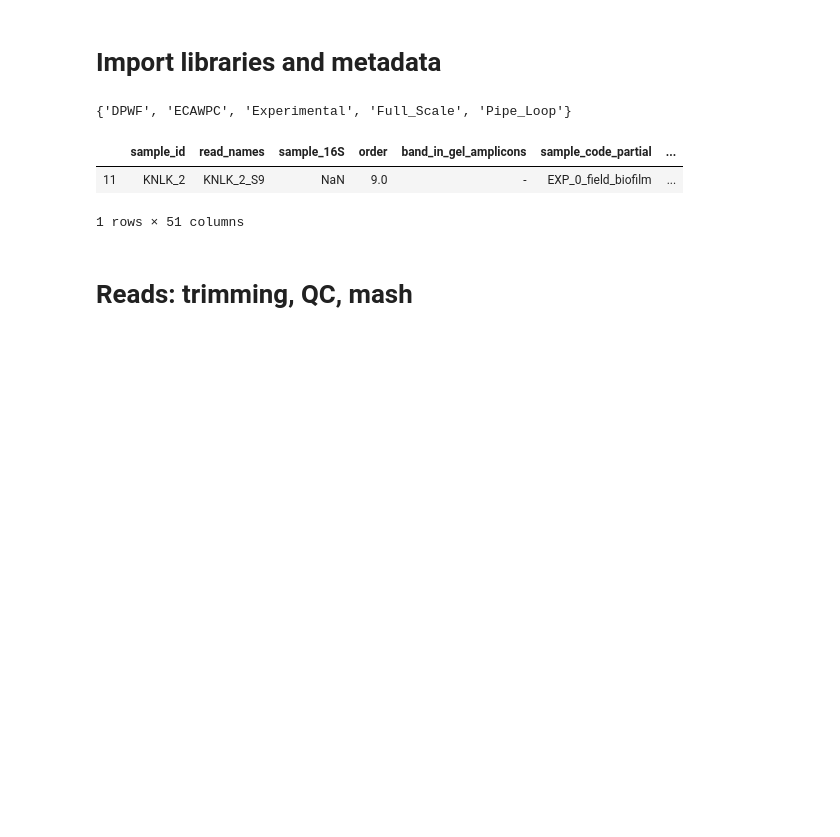
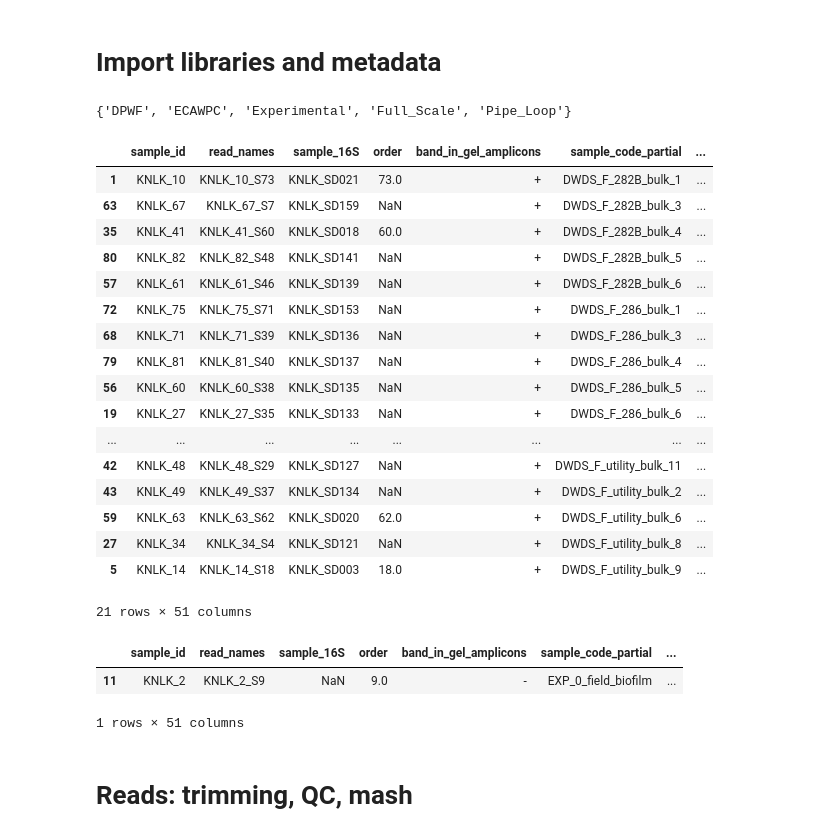
Before and after one commit to rosekantor/awtp2, a Jupyter notebook: reads_to_assemblies.ipynb, the cells around one changed output. Saved outputs shown, nothing was run; the diff lists cells and outputs as text; code cells hidden in the pictures; blank space fills up the shorter version.

```diff
--- a/reads_to_assemblies.ipynb
+++ b/reads_to_assemblies.ipynb
@@ -65,3 +63,24 @@ tab.sample_name.to_clipboard()
+# %%
+tab[tab.project_type == 'Full_Scale'].sort_values('sample_name')
+# %% [output]
+|  | sample_id | read_names | sample_16S | order | band_in_gel_amplicons | sample_code_partial | ... |
+| 1 | KNLK_10 | KNLK_10_S73 | KNLK_SD021 | 73.0 | + | DWDS_F_282B_bulk_1 | ... |
+| 63 | KNLK_67 | KNLK_67_S7 | KNLK_SD159 | NaN | + | DWDS_F_282B_bulk_3 | ... |
+| 35 | KNLK_41 | KNLK_41_S60 | KNLK_SD018 | 60.0 | + | DWDS_F_282B_bulk_4 | ... |
+| 80 | KNLK_82 | KNLK_82_S48 | KNLK_SD141 | NaN | + | DWDS_F_282B_bulk_5 | ... |
+| 57 | KNLK_61 | KNLK_61_S46 | KNLK_SD139 | NaN | + | DWDS_F_282B_bulk_6 | ... |
+| 72 | KNLK_75 | KNLK_75_S71 | KNLK_SD153 | NaN | + | DWDS_F_286_bulk_1 | ... |
+| 68 | KNLK_71 | KNLK_71_S39 | KNLK_SD136 | NaN | + | DWDS_F_286_bulk_3 | ... |
+| 79 | KNLK_81 | KNLK_81_S40 | KNLK_SD137 | NaN | + | DWDS_F_286_bulk_4 | ... |
+| 56 | KNLK_60 | KNLK_60_S38 | KNLK_SD135 | NaN | + | DWDS_F_286_bulk_5 | ... |
+| 19 | KNLK_27 | KNLK_27_S35 | KNLK_SD133 | NaN | + | DWDS_F_286_bulk_6 | ... |
+| ... | ... | ... | ... | ... | ... | ... | ... |
+| 42 | KNLK_48 | KNLK_48_S29 | KNLK_SD127 | NaN | + | DWDS_F_utility_bulk_11 | ... |
+| 43 | KNLK_49 | KNLK_49_S37 | KNLK_SD134 | NaN | + | DWDS_F_utility_bulk_2 | ... |
+| 59 | KNLK_63 | KNLK_63_S62 | KNLK_SD020 | 62.0 | + | DWDS_F_utility_bulk_6 | ... |
+| 27 | KNLK_34 | KNLK_34_S4 | KNLK_SD121 | NaN | + | DWDS_F_utility_bulk_8 | ... |
+| 5 | KNLK_14 | KNLK_14_S18 | KNLK_SD003 | 18.0 | + | DWDS_F_utility_bulk_9 | ... |
+21 rows × 51 columns
 # %%
 tab[tab.sample_name=='neg_field_bf']
 # %% [output]
```
Also changed, not shown: parts of 13 cells of this notebook, 1 other file.
